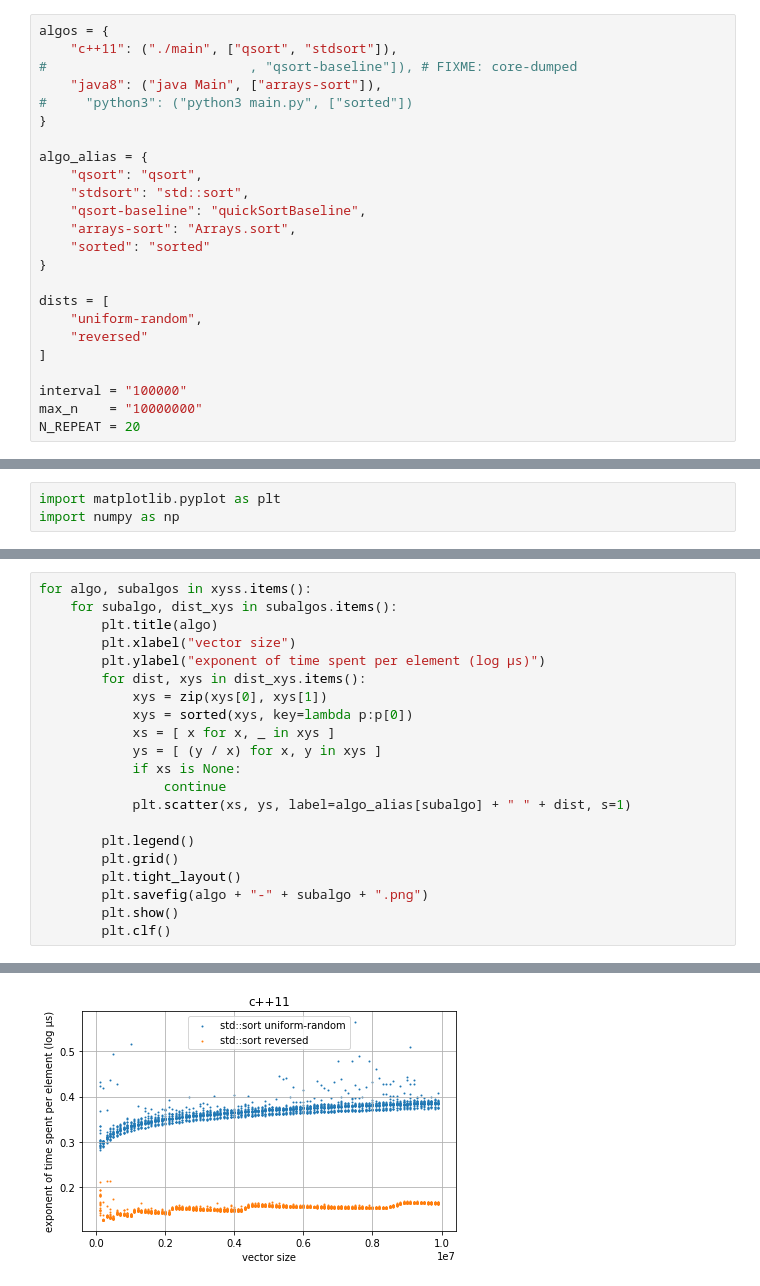
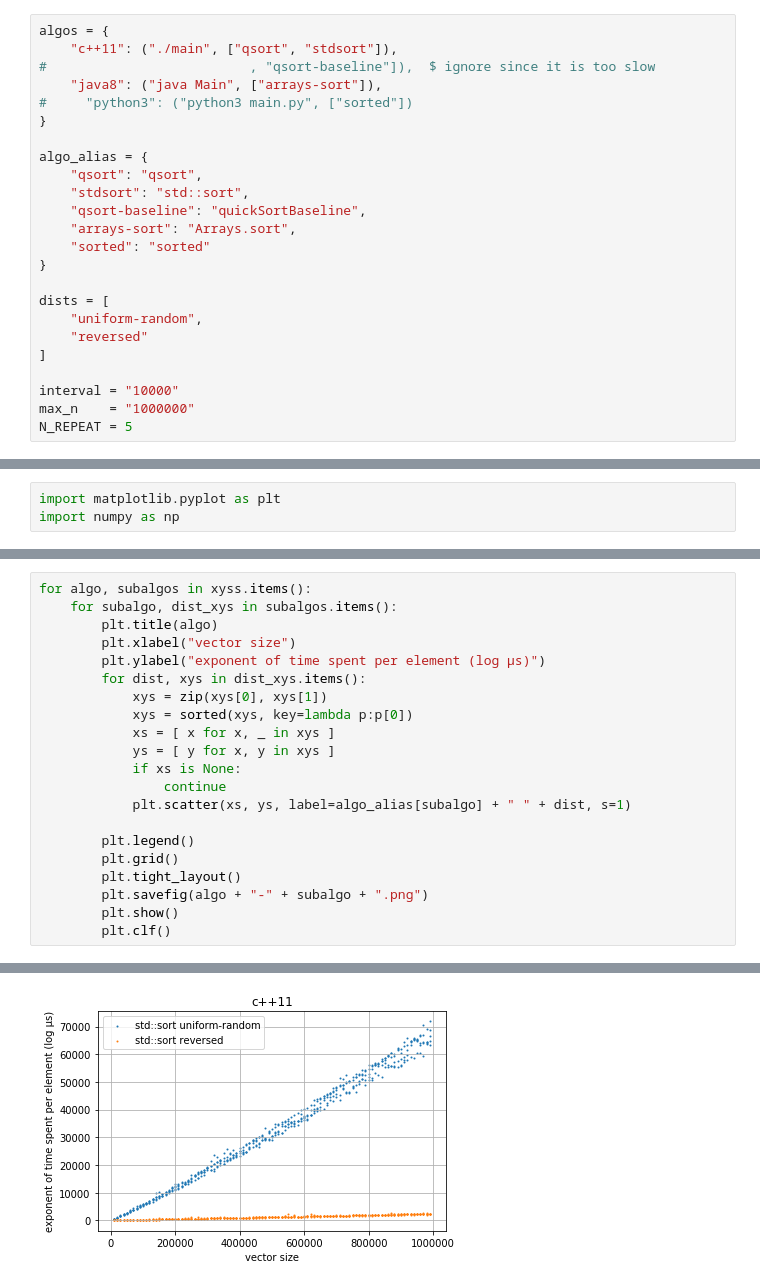
Before and after one commit to izgzhen/benchmark-sort, a Jupyter notebook: explore.ipynb, the cells around one changed output, grey strips where cells are left out. Drawn from its saved outputs; the diff is of its cells as text.

```diff
--- a/explore.ipynb
+++ b/explore.ipynb
@@ -3,7 +3,7 @@
 # %%
 algos = {
     "c++11": ("./main", ["qsort", "stdsort"]),
-#                          , "qsort-baseline"]), # FIXME: core-dumped
+#                          , "qsort-baseline"]),  $ ignore since it is too slow
     "java8": ("java Main", ["arrays-sort"]),
 #     "python3": ("python3 main.py", ["sorted"])
 }
@@ -21,9 +21,9 @@ dists = [
     "reversed"
 ]
 
-interval = "100000"
-max_n    = "10000000"
-N_REPEAT = 20
+interval = "10000"
+max_n    = "1000000"
+N_REPEAT = 5
 # %%
 !java -version
 # %% [output]
@@ -99,7 +105,7 @@ for algo, subalgos in xyss.items():
             xys = zip(xys[0], xys[1])
             xys = sorted(xys, key=lambda p:p[0])
             xs = [ x for x, _ in xys ]
-            ys = [ (y / x) for x, y in xys ]
+            ys = [ y for x, y in xys ]
             if xs is None:
                 continue
             plt.scatter(xs, ys, label=algo_alias[subalgo] + " " + dist, s=1)
@@ -115 +121 @@ for algo, subalgos in xyss.items():
-[figure, old version]
+[figure, new version]
```
Also changed, not shown: parts of 9 cells of this notebook, 11 other files.
